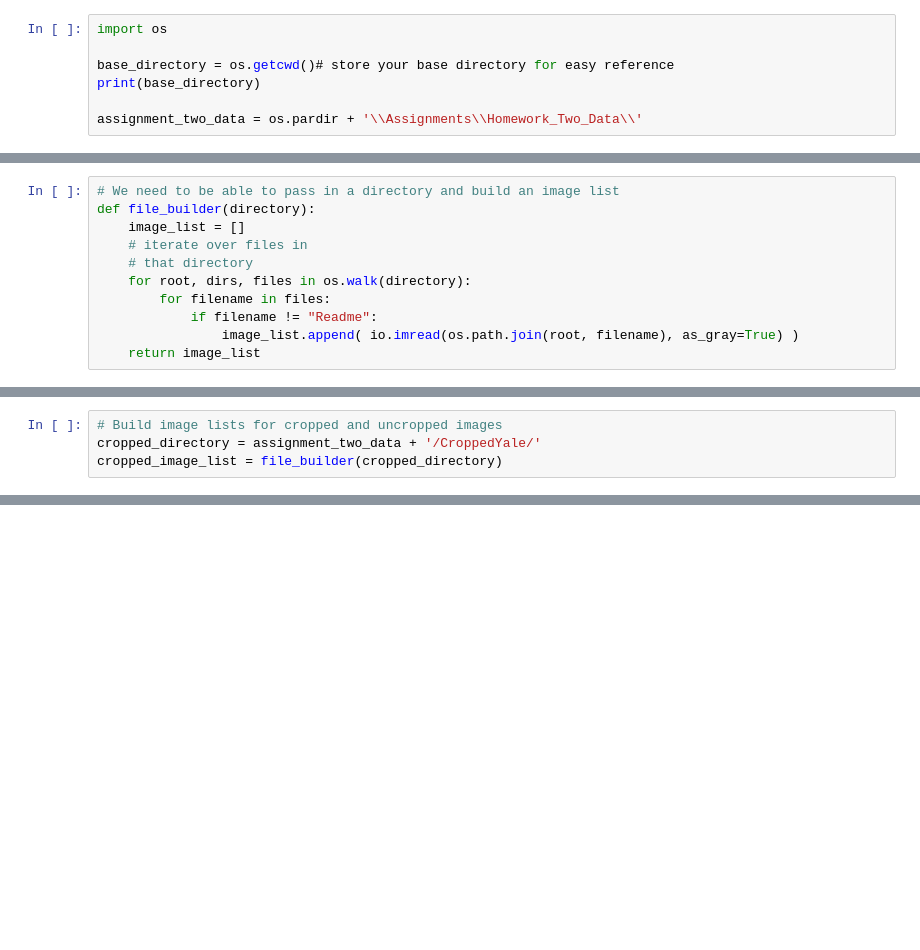
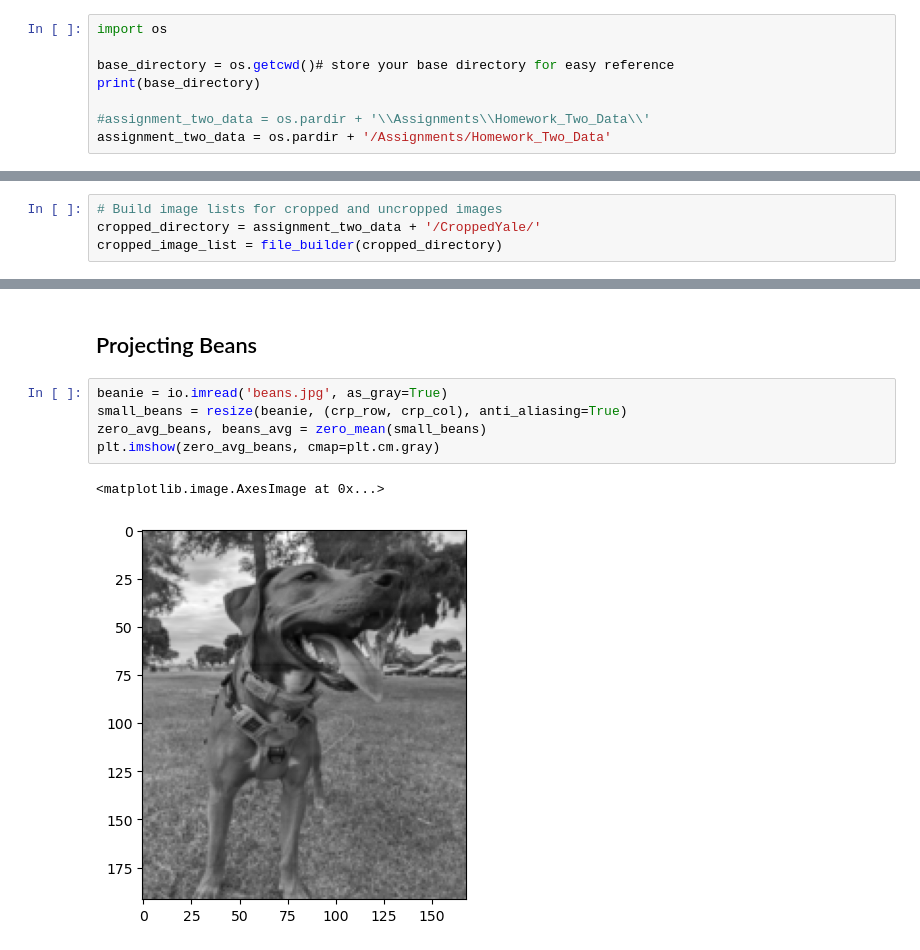
Before and after one commit to cwcurtis/MATH-596-Mathematical-Data-Science, a Jupyter notebook: Lecture_Notes/Applications_of_the_SVD_and_Cluster_Analysis.ipynb, the cells around one changed output, grey strips where cells are left out. Saved outputs shown, nothing was run; the diff lists cells and outputs as text; blank space fills up the shorter version.

```diff
--- a/Lecture_Notes/Applications_of_the_SVD_and_Cluster_Analysis.ipynb
+++ b/Lecture_Notes/Applications_of_the_SVD_and_Cluster_Analysis.ipynb
@@ -4,5 +4,6 @@ import os
 base_directory = os.getcwd()# store your base directory for easy reference
 print(base_directory)
 
-assignment_two_data = os.pardir + '\\Assignments\\Homework_Two_Data\\'
+#assignment_two_data = os.pardir + '\\Assignments\\Homework_Two_Data\\'
+assignment_two_data = os.pardir + '/Assignments/Homework_Two_Data'
 # %% [output]
@@ -17,13 +19,2 @@ from skimage.transform import rescale, resize, downscale_local_mean
 # Jupyter notebook "magic"
 %matplotlib inline
-# %%
-# We need to be able to pass in a directory and build an image list
-def file_builder(directory):
-    image_list = []
-    # iterate over files in
-    # that directory
-    for root, dirs, files in os.walk(directory):
-        for filename in files:
-            if filename != "Readme":
-                image_list.append( io.imread(os.path.join(root, filename), as_gray=True) )
-    return image_list
@@ -110,0 +71,10 @@ image_comparison(small_beans, rebuilt_beans)
+# %% [markdown]
+## Projecting Beans
+# %%
+beanie = io.imread('beans.jpg', as_gray=True)
+small_beans = resize(beanie, (crp_row, crp_col), anti_aliasing=True)
+zero_avg_beans, beans_avg = zero_mean(small_beans)
+plt.imshow(zero_avg_beans, cmap=plt.cm.gray)
+# %% [output]
+<matplotlib.image.AxesImage at 0x...>
+[figure, added]
```
Also changed, not shown: parts of 17 cells of this notebook, 1 other file.
